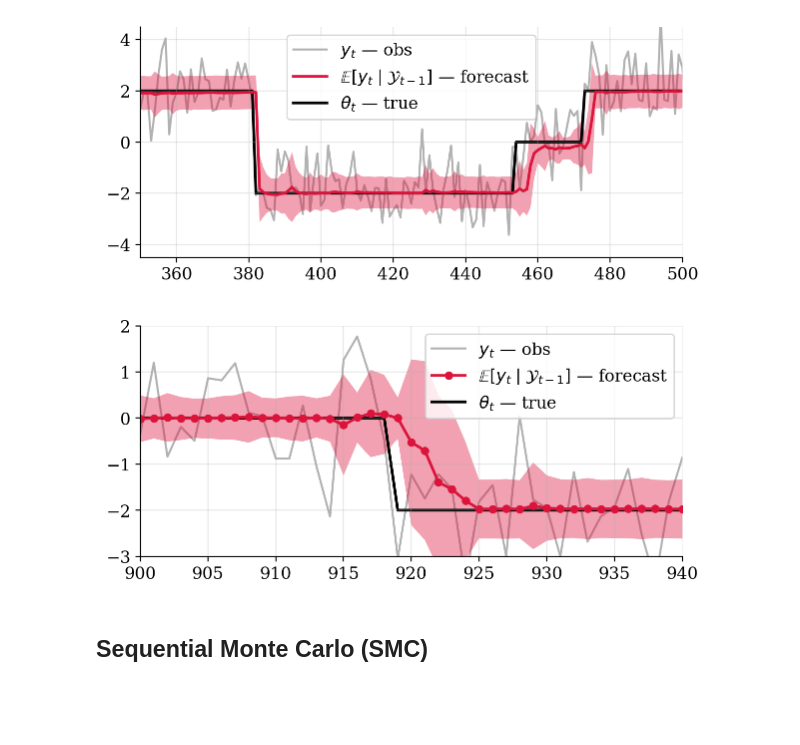
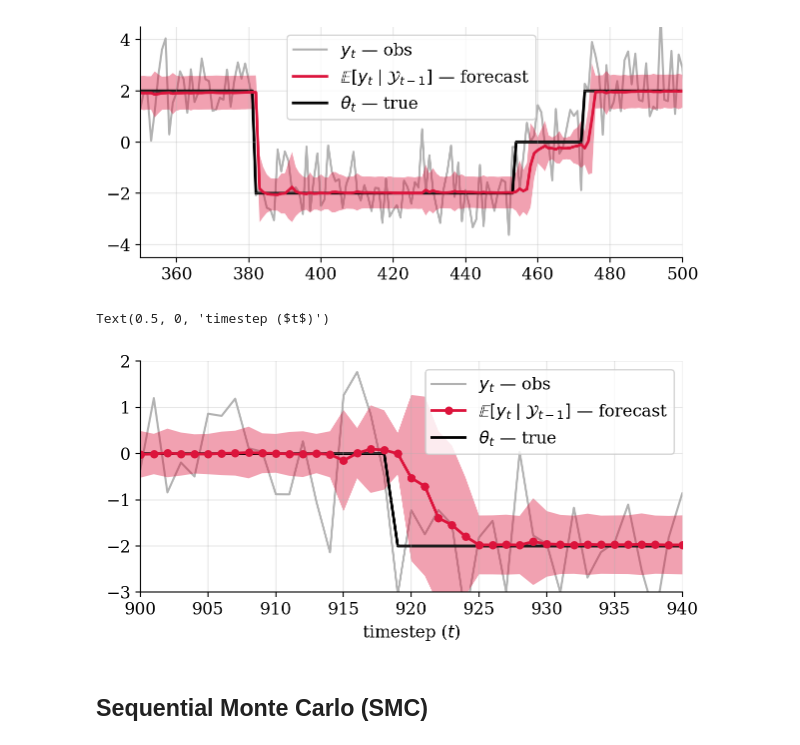
Before and after one commit to gerdm/bayes, a Jupyter notebook: online-hmm.ipynb, the cells around one changed output. Saved outputs shown, nothing was run; the diff lists cells and outputs as text; code cells hidden in the pictures; blank space fills up the shorter version.

```diff
--- a/online-hmm.ipynb
+++ b/online-hmm.ipynb
@@ -386,7 +386,7 @@ def vstep_update(y, bel, cfg):
     return bel_update, (log_pp, log_p_transition, mean_pred)
 
 
-def beam_sample(log_weights, bel, K):
+def beam_search(log_weights, bel, K):
     """
     Maintain top K particles with most weight and normalize
     """
@@ -413,7 +413,7 @@ def step(bel, y, cfg):
     log_weights = log_pp + log_p_transition + bel.log_weight[:, None]
     bel_update, log_weights, mean_pred_all = flatten_particles((bel_update, log_weights, mean_pred_all))
 
-    bel_update = beam_sample(log_weights, bel_update, cfg.num_particles)
+    bel_update = beam_search(log_weights, bel_update, cfg.num_particles)
 
 
     return bel_update, (bel_update.log_weight, bel_update.means, bel_update.variances, fcst)
@@ -557,19 +575,21 @@ plt.savefig("./figures/hmm-estimation.png", dpi=300, bbox_inches="tight")
 # %%
 plt.fill_between(timesteps, lbound, ubound, color="crimson", alpha=0.4, linewidth=0)
 
 label_mean = r"$\mathbb{E}[y_{t} \mid {\cal Y}_{t-1}]$ — forecast"
 plt.plot(obs, c="gray", alpha=0.6, label="$y_t$ — obs", zorder=0)
 plt.plot(hist_forecast["mean"], c="crimson", linewidth=2, label=label_mean, marker="o", markersize=5)
 plt.plot(means.at[states].get(), c="black", zorder=1, linewidth=2, label=r"$\theta_t$ — true")
 
 plt.legend()
 
 plt.xlim(900, 940)
 plt.ylim(-3, 2)
 plt.grid(alpha=0.3)
-plt.savefig("./figures/hmm-estimation.png", dpi=300, bbox_inches="tight")
+plt.xlabel("timestep ($t$)")
+# plt.savefig("./figures/hmm-estimation.png", dpi=300, bbox_inches="tight")
 # %% [output]
+Text(0.5, 0, 'timestep ($t$)')
-[figure, old version]
+[figure, new version]
 # %% [markdown]
 ## Sequential Monte Carlo (SMC)
 # %%
```
Also changed, not shown: parts of 1 cell of this notebook.
